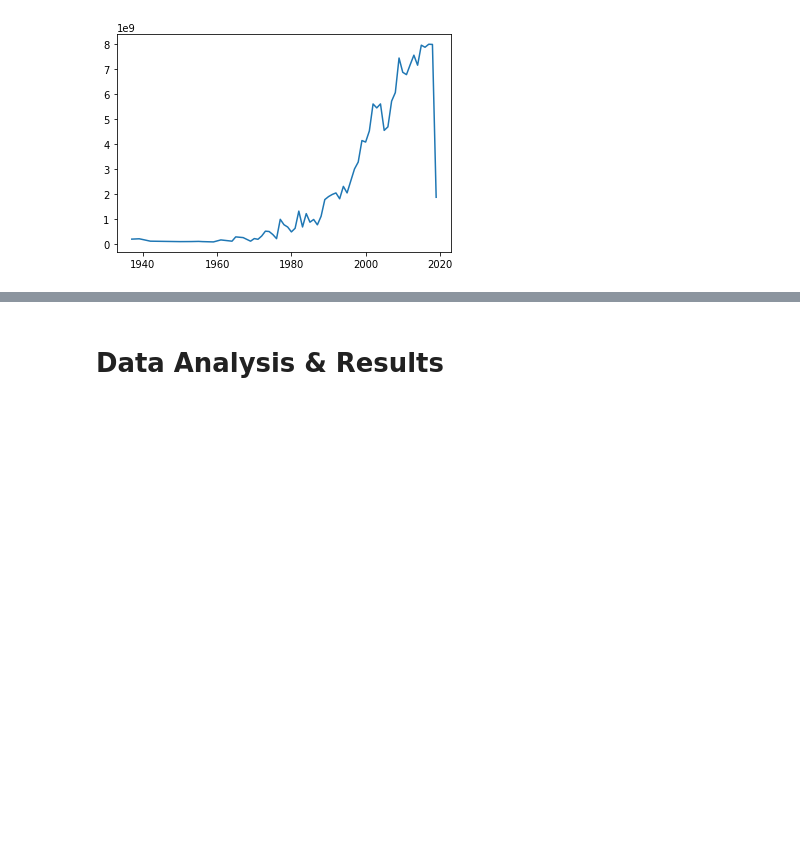
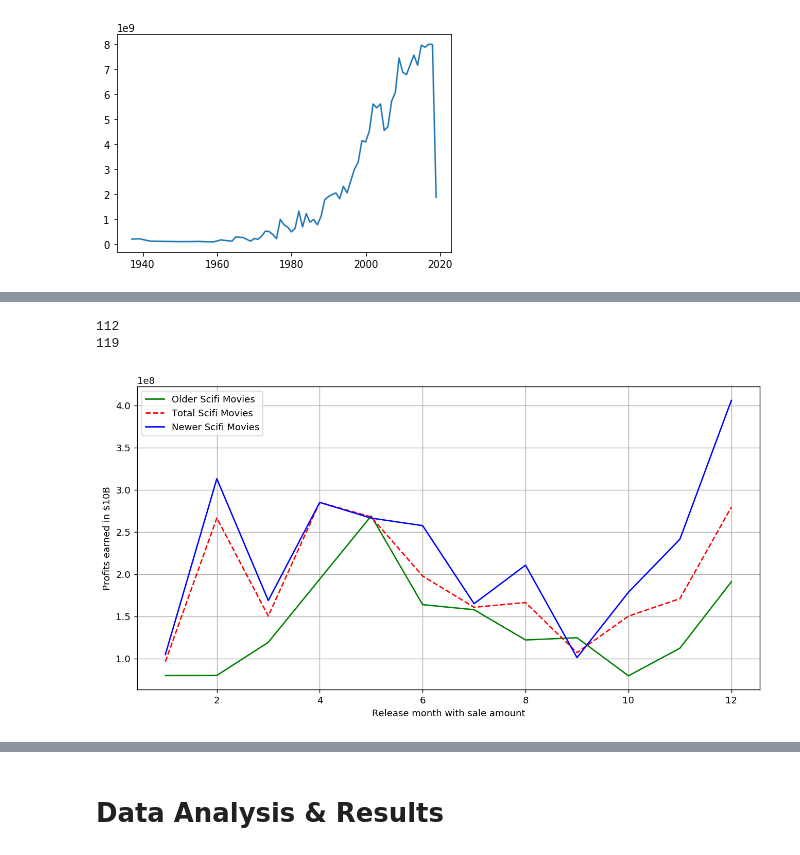
Before and after one commit to SephalTheX/Corollators, a Jupyter notebook: FinalProject.ipynb, the cells around one changed output, grey strips where cells are left out. Cells and saved outputs as stored; diff of their text form; code cells hidden in the pictures; blank space fills up the shorter version.

```diff
--- a/FinalProject.ipynb
+++ b/FinalProject.ipynb
@@ -408,0 +445,21 @@ plt.plot(profits_year)
+# %%
+monthly_comp_scifi = df_scifi.groupby('Month')['DomesticBox Office'].mean()
+df_newer_scifi = df_scifi[df_scifi['Year']>2010]
+print(len(df_newer_scifi))
+monthly_comp_newer_scifi = df_newer_scifi.groupby('Month')['DomesticBox Office'].mean()
+df_older_scifi = df_scifi[df_scifi['Year']<=2010]
+print(len(df_older_scifi))
+monthly_comp_older_scifi = df_older_scifi.groupby('Month')['DomesticBox Office'].mean()
+plt.figure(figsize=(12,6),dpi=130)
+plt.xlabel('Release month with sale amount')
+plt.ylabel('Profits earned in $10B')
+plt.grid()
+plt.plot(monthly_comp_older_scifi, 'g', label = 'Older Scifi Movies')
+plt.plot(monthly_comp_scifi, 'r',linestyle ='dashed', label = 'Total Scifi Movies')
+plt.plot(monthly_comp_newer_scifi, 'b', label = 'Newer Scifi Movies')
+plt.legend()
+plt.show()
+# %% [output]
+112
+119
+[figure, added]
```
Also changed, not shown: parts of 11 cells of this notebook.
